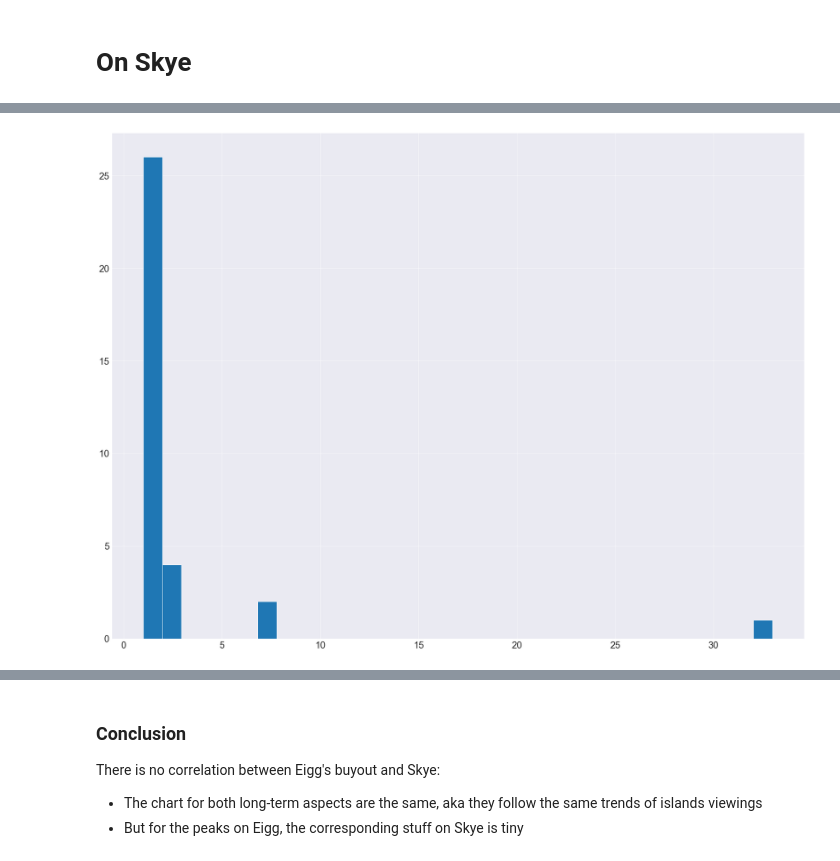
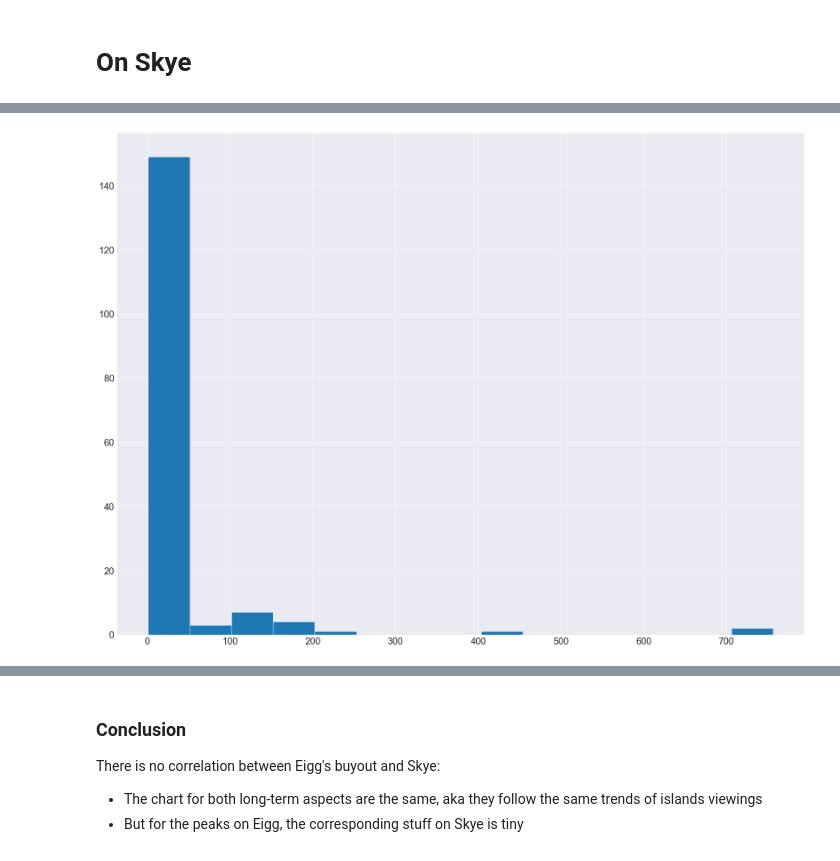
Before and after one commit to Daniel-Davies/DissertationCode, a Jupyter notebook: Eigg/PreliminaryBasicAnalysis/PeakRemoval.ipynb, the cells around one changed output, grey strips where cells are left out. Saved outputs shown, nothing was run; the diff lists cells and outputs as text; code cells hidden in the pictures.

```diff
--- a/Eigg/PreliminaryBasicAnalysis/PeakRemoval.ipynb
+++ b/Eigg/PreliminaryBasicAnalysis/PeakRemoval.ipynb
@@ -179,8 +179,8 @@ sum(listOfObs)/len(obsPerPerson)
 # %%
-plt.hist(listOfObs,bins=int(max(listOfObs)))
+plt.hist(listOfObs,bins=int(max(listOfObs)/50))
 plt.show()
 # %% [output]
-[figure, old version]
+[figure, new version]
 # %%
 obsPerPerson = averageObsPerPerson(withoutPeaks(dfs))
 listOfObs = sorted(list(map(lambda x: x[1],obsPerPerson)))[:-1]
```
Also changed, not shown: parts of 10 cells of this notebook, 26 other files.
